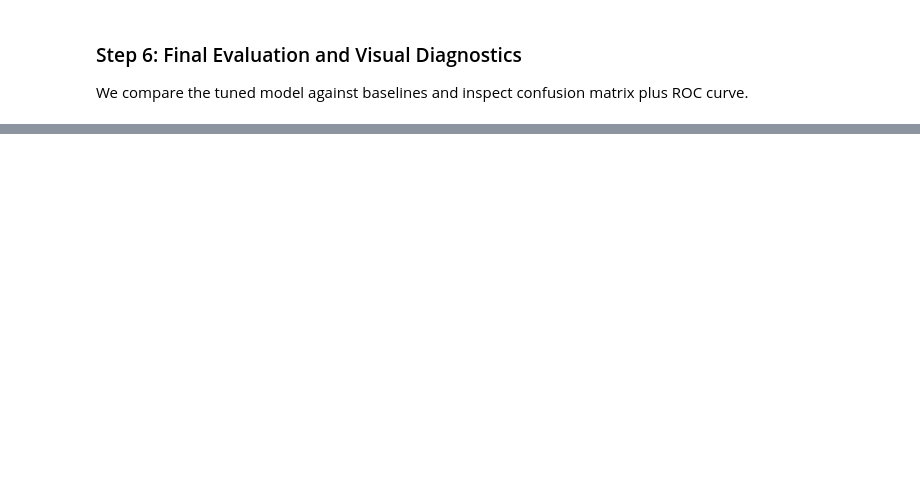
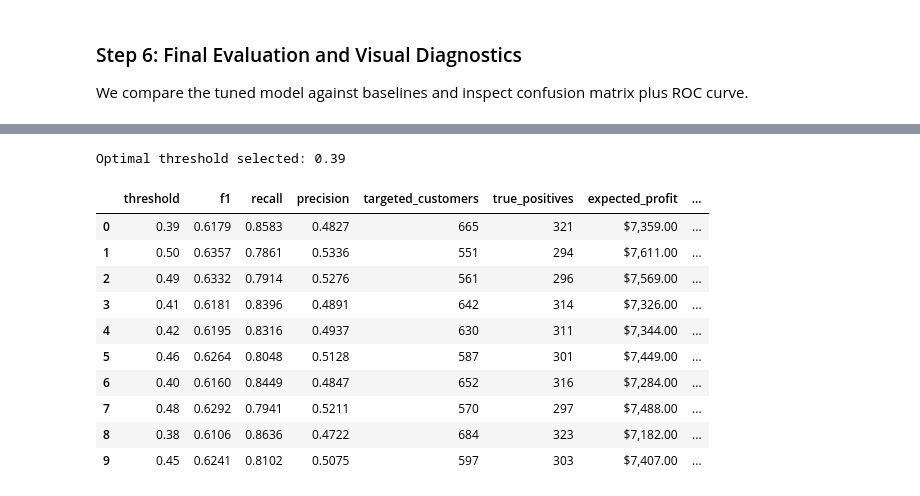
Before and after one commit to Vrushilpatel2004/Predictive-Churn-Retention-Analysis-Data-Science-project, a Jupyter notebook: notebooks/week2.ipynb, the cells around one changed output, grey strips where cells are left out. Cells and saved outputs as stored; diff of their text form; code cells hidden in the pictures; blank space fills up the shorter version.

```diff
--- a/notebooks/week2.ipynb
+++ b/notebooks/week2.ipynb
@@ -301,3 +312,83 @@ Classification report (final model):
    macro avg       0.72      0.77      0.73      1409
 weighted avg       0.81      0.76      0.77      1409
 [figure]
+# %%
+# 7) Threshold optimization using ML and business criteria
+OFFER_COST = 15.0
+CUSTOMER_VALUE = 180.0
+RETENTION_SUCCESS_RATE = 0.30
+
+threshold_grid = np.linspace(0.05, 0.95, 91)
+threshold_records = []
+
+for t in threshold_grid:
+    y_pred_t = (y_prob_final >= t).astype(int)
+    targeted = int(y_pred_t.sum())
+    tp = int(((y_pred_t == 1) & (y_test.values == 1)).sum())
+
+    f1_t = f1_score(y_test, y_pred_t, zero_division=0)
+    recall_t = recall_score(y_test, y_pred_t, zero_division=0)
+    precision_t = precision_score(y_test, y_pred_t, zero_division=0)
+
+    # Evaluation-time business proxy: expected net value of targeting predicted churners
+    expected_retained = tp * RETENTION_SUCCESS_RATE
+    expected_profit = (expected_retained * CUSTOMER_VALUE) - (targeted * OFFER_COST)
+
+    threshold_records.append(
+        {
+            "threshold": float(t),
+            "f1": float(f1_t),
+            "recall": float(recall_t),
+            "precision": float(precision_t),
+            "targeted_customers": targeted,
+            "true_positives": tp,
+            "expected_profit": float(expected_profit),
+        }
+    )
+
+threshold_df = pd.DataFrame(threshold_records)
+profit_min = threshold_df["expected_profit"].min()
+profit_max = threshold_df["expected_profit"].max()
+if profit_max > profit_min:
+    threshold_df["profit_norm"] = (threshold_df["expected_profit"] - profit_min) / (profit_max - profit_min)
+else:
+    threshold_df["profit_norm"] = 0.0
+
+# Composite score balances predictive quality and business value
+F1_WEIGHT = 0.55
+RECALL_WEIGHT = 0.25
+PROFIT_WEIGHT = 0.20
+threshold_df["composite_score"] = (
+    F1_WEIGHT * threshold_df["f1"]
+    + RECALL_WEIGHT * threshold_df["recall"]
+    + PROFIT_WEIGHT * threshold_df["profit_norm"]
+)
+
+best_threshold_row = threshold_df.sort_values("composite_score", ascending=False).iloc[0]
+OPTIMAL_THRESHOLD = float(best_threshold_row["threshold"])
+
+print(f"Optimal threshold selected: {OPTIMAL_THRESHOLD:.2f}")
+display(
+    threshold_df.sort_values("composite_score", ascending=False).head(10).reset_index(drop=True)
+    .style.format({"threshold": "{:.2f}", "f1": "{:.4f}", "recall": "{:.4f}", "precision": "{:.4f}", "expected_profit": "${:,.2f}", "composite_score": "{:.4f}"})
+)
+
+df_results = pd.DataFrame()
+df_results["churn_probability"] = y_prob_final
+df_results["risk_level"] = np.where(df_results["churn_probability"] >= OPTIMAL_THRESHOLD, "High Risk", "Low Risk")
+df_results["threshold_used"] = OPTIMAL_THRESHOLD
+
+display(df_results.head(10))
+# %% [output]
+Optimal threshold selected: 0.39
+|  | threshold | f1 | recall | precision | targeted_customers | true_positives | expected_profit | ... |
+| 0 | 0.39 | 0.6179 | 0.8583 | 0.4827 | 665 | 321 | $7,359.00 | ... |
+| 1 | 0.50 | 0.6357 | 0.7861 | 0.5336 | 551 | 294 | $7,611.00 | ... |
+| 2 | 0.49 | 0.6332 | 0.7914 | 0.5276 | 561 | 296 | $7,569.00 | ... |
+| 3 | 0.41 | 0.6181 | 0.8396 | 0.4891 | 642 | 314 | $7,326.00 | ... |
+| 4 | 0.42 | 0.6195 | 0.8316 | 0.4937 | 630 | 311 | $7,344.00 | ... |
+| 5 | 0.46 | 0.6264 | 0.8048 | 0.5128 | 587 | 301 | $7,449.00 | ... |
+| 6 | 0.40 | 0.6160 | 0.8449 | 0.4847 | 652 | 316 | $7,284.00 | ... |
+| 7 | 0.48 | 0.6292 | 0.7941 | 0.5211 | 570 | 297 | $7,488.00 | ... |
+| 8 | 0.38 | 0.6106 | 0.8636 | 0.4722 | 684 | 323 | $7,182.00 | ... |
+| 9 | 0.45 | 0.6241 | 0.8102 | 0.5075 | 597 | 303 | $7,407.00 | ... |
```
Also changed, not shown: parts of 9 cells of this notebook, 17 other files.
